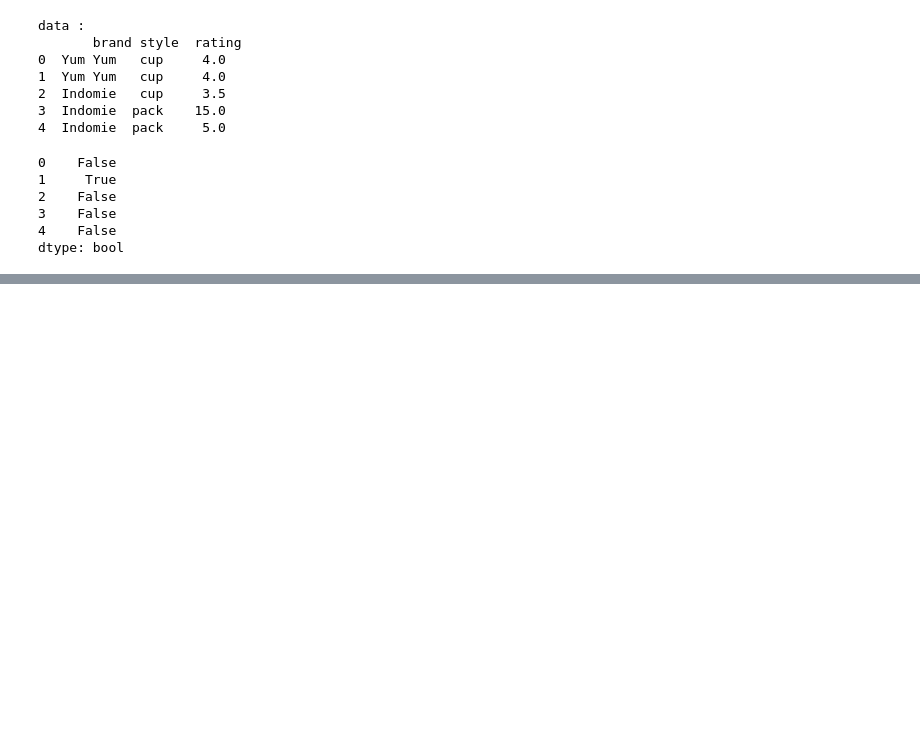
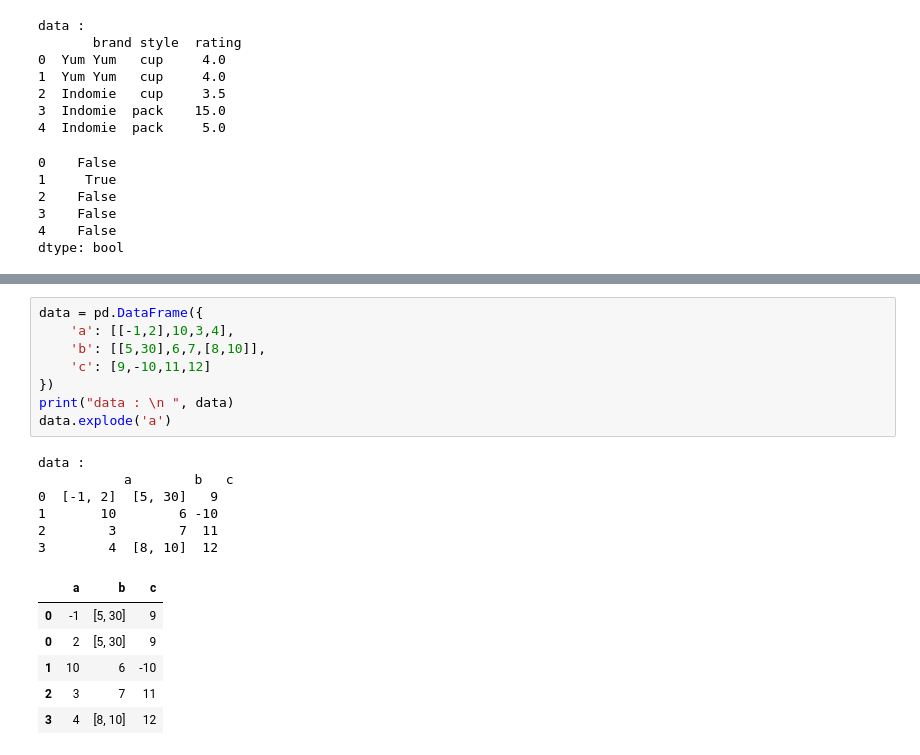
Before and after one commit to IqrorjonCoder/all-pandas-functions, a Jupyter notebook: 5 DataFrame/dataframe.ipynb, the cells around one changed output, grey strips where cells are left out. Saved outputs shown, nothing was run; the diff lists cells and outputs as text; blank space fills up the shorter version.

```diff
--- a/5 DataFrame/dataframe.ipynb
+++ b/5 DataFrame/dataframe.ipynb
@@ -1039,0 +1177,21 @@ dtype: bool
+# %%
+data = pd.DataFrame({
+    'a': [[-1,2],10,3,4],
+    'b': [[5,30],6,7,[8,10]],
+    'c': [9,-10,11,12]
+})
+print("data : \n ", data)
+data.explode('a')
+# %% [output]
+data :
+           a        b   c
+0  [-1, 2]  [5, 30]   9
+1       10        6 -10
+2        3        7  11
+3        4  [8, 10]  12
+|  | a | b | c |
+| 0 | -1 | [5, 30] | 9 |
+| 0 | 2 | [5, 30] | 9 |
+| 1 | 10 | 6 | -10 |
+| 2 | 3 | 7 | 11 |
+| 3 | 4 | [8, 10] | 12 |
```
Also changed, not shown: parts of 49 cells of this notebook.
